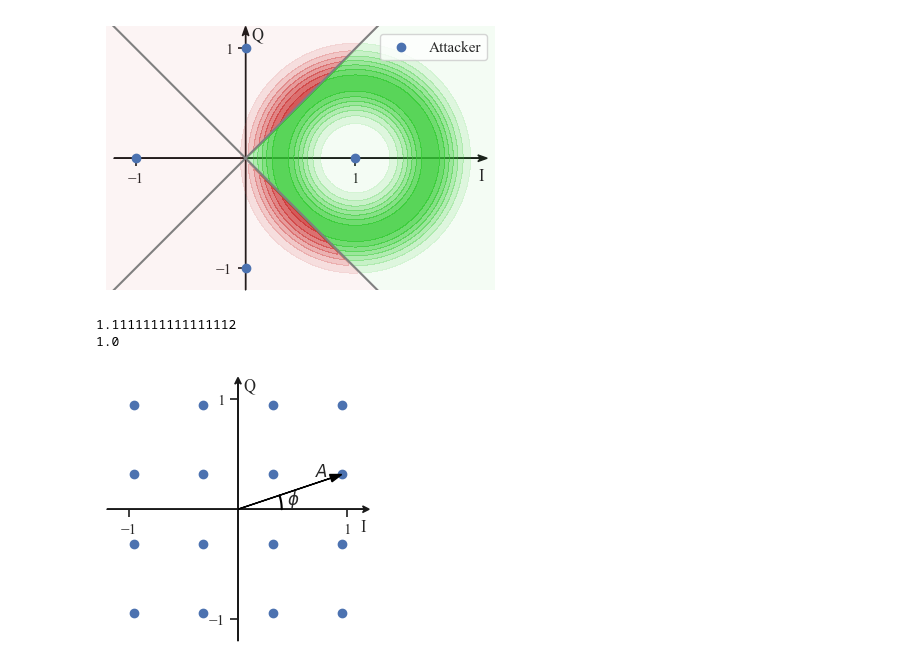
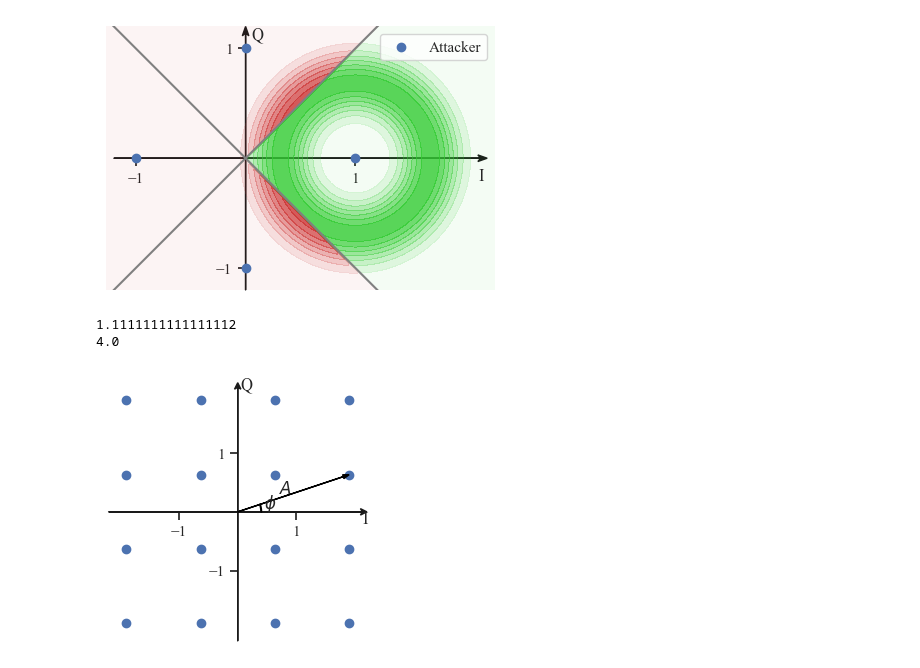
Before and after one commit to ssloxford/satellite-spoofing-a-z, a Jupyter notebook: overshadow_factor/theoretical/iq_plot.ipynb, the cells around one changed output. Drawn from its saved outputs; the diff is of its cells as text; code cells hidden in the pictures.

```diff
--- a/overshadow_factor/theoretical/iq_plot.ipynb
+++ b/overshadow_factor/theoretical/iq_plot.ipynb
@@ -209,34 +209,34 @@ plt.show()
 # %% [output]
 [figure]
 # %%
-iq_base(-1.2, 1.2, -1.2, 1.2)
+iq_base(-2.2, 2.2, -2.2, 2.2)
 
 ax_16qam = np.linspace(-1, 1, 4, True)
 constellation_16qam_i, constellation_16qam_q = np.meshgrid(ax_16qam, ax_16qam)
 constellation_16qam = np.array(constellation_16qam_i + 1j*constellation_16qam_q).flatten()
 
 norm = np.average(constellation_16qam.real**2+constellation_16qam.imag**2)
-constellation_16qam /= np.sqrt(norm)
+constellation_16qam /= (np.sqrt(norm/ 4))
 print(norm)
 
 norm = np.average(constellation_16qam.real**2+constellation_16qam.imag**2)
 print(norm)
 
 plt.scatter(np.real(constellation_16qam), np.imag(constellation_16qam), color=colcycle[0])
 
-plt.xlim(-1.2, 1.2)
-plt.ylim(-1.2, 1.2)
+plt.xlim(-2.2, 2.2)
+plt.ylim(-2.2, 2.2)
 
 plt.arrow(0, 0, np.real(constellation_16qam[11]), np.imag(constellation_16qam[11]), length_includes_head=True, color='black', head_width=0.07)
 
 plt.plot(0.4*np.cos(np.arange(0, np.arctan(1/3), 0.01)), 0.4*np.sin(np.arange(0, np.arctan(1/3), 0.01)), color="black")
 plt.text(0.45, 0.045, "$\\phi$")
 plt.text(0.7, 0.3, "$A$")
 
 plt.tight_layout()
 plt.savefig("iq_basics.pdf")
 plt.show()
 # %% [output]
 1.1111111111111112
-1.0
+4.0
-[figure, old version]
+[figure, new version]
```
Also changed, not shown: 6 other files.
